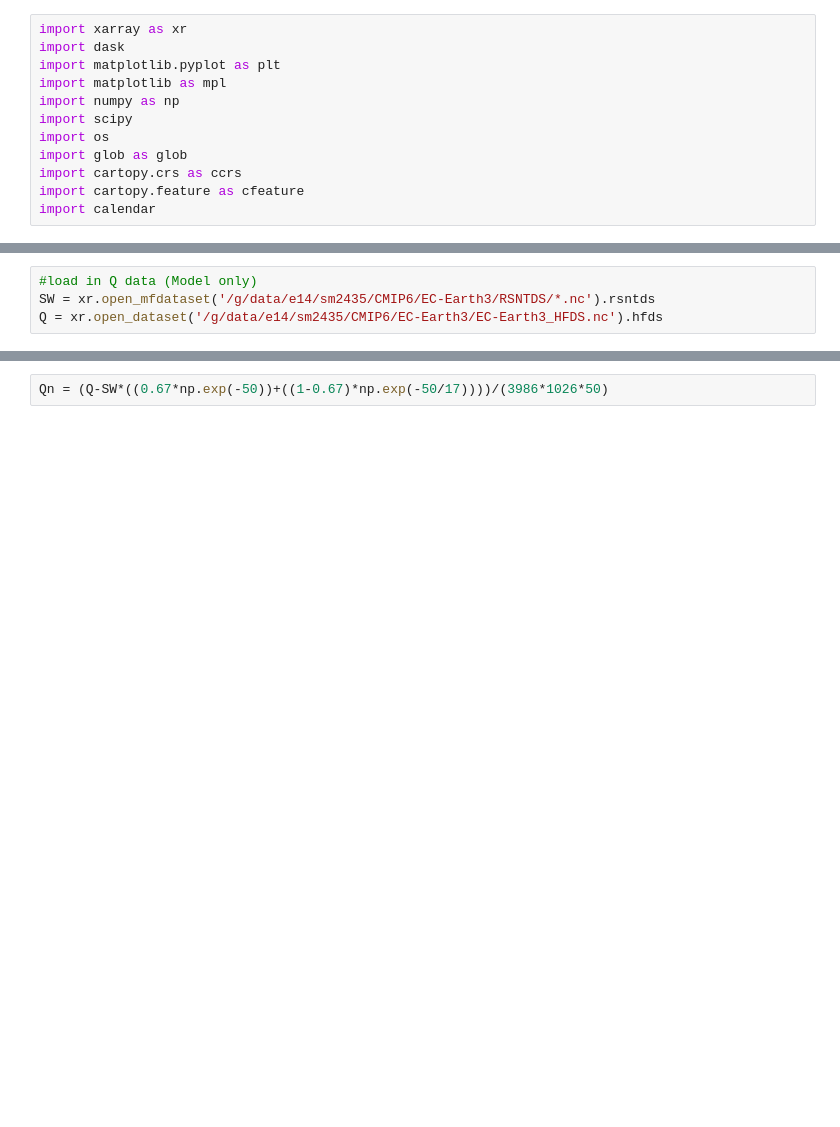
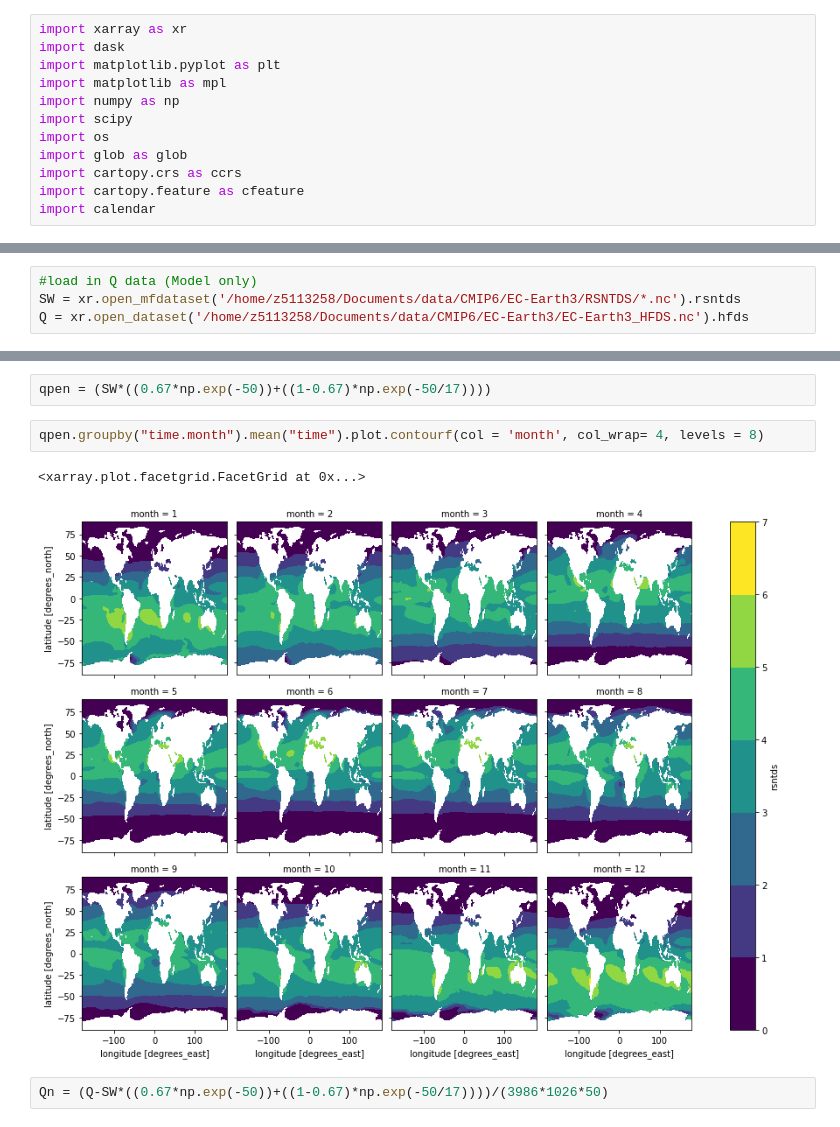
Before and after one commit to SebastianMckenna/Heatbudget_notebooks, a Jupyter notebook: Qnet_calc.ipynb, the cells around one changed output, grey strips where cells are left out. Saved outputs shown, nothing was run; the diff lists cells and outputs as text; blank space fills up the shorter version.

```diff
--- a/Qnet_calc.ipynb
+++ b/Qnet_calc.ipynb
@@ -13,4 +33,4 @@ import calendar
 # %%
 #load in Q data (Model only)
-SW = xr.open_mfdataset('/g/data/e14/sm2435/CMIP6/EC-Earth3/RSNTDS/*.nc').rsntds
-Q = xr.open_dataset('/g/data/e14/sm2435/CMIP6/EC-Earth3/EC-Earth3_HFDS.nc').hfds
+SW = xr.open_mfdataset('/home/z5113258/Documents/data/CMIP6/EC-Earth3/RSNTDS/*.nc').rsntds
+Q = xr.open_dataset('/home/z5113258/Documents/data/CMIP6/EC-Earth3/EC-Earth3_HFDS.nc').hfds
@@ -31,3 +65,10 @@ open_mfdataset).
+# %%
+qpen = (SW*((0.67*np.exp(-50))+((1-0.67)*np.exp(-50/17))))
+# %%
+qpen.groupby("time.month").mean("time").plot.contourf(col = 'month', col_wrap= 4, levels = 8)
+# %% [output]
+<xarray.plot.facetgrid.FacetGrid at 0x...>
+[figure, added]
 # %%
 Qn = (Q-SW*((0.67*np.exp(-50))+((1-0.67)*np.exp(-50/17))))/(3986*1026*50)
 # %%
```
Also changed, not shown: parts of 3 cells of this notebook, 3 other files.
